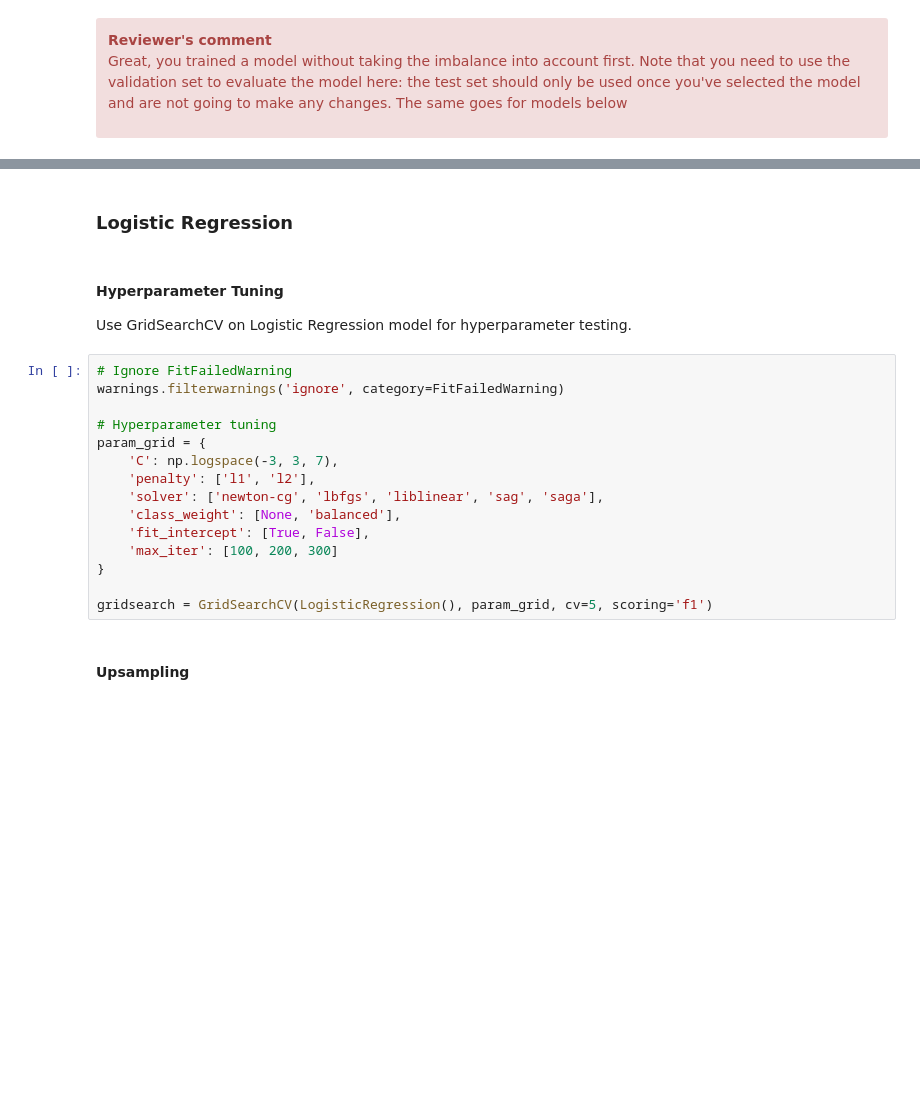
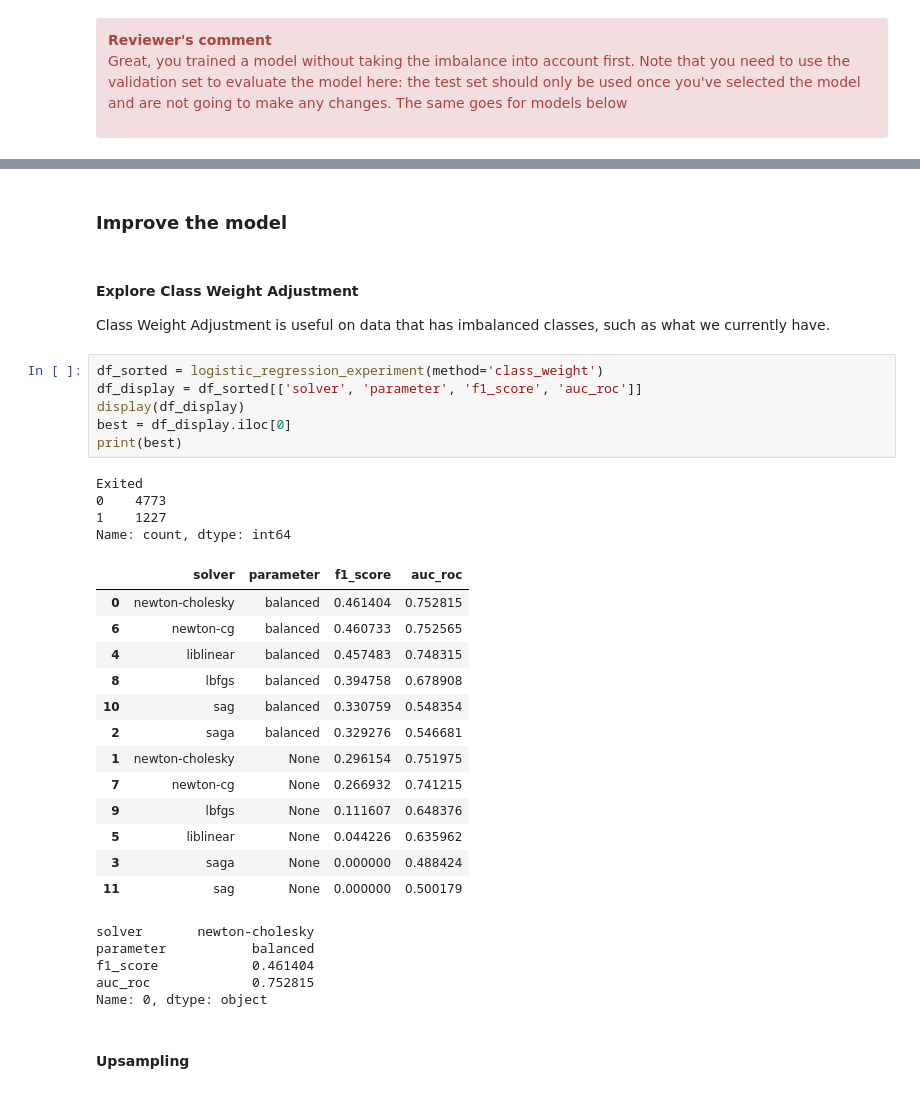
Before and after one commit to jestercruz/TripleTen-Projects, a Jupyter notebook: Sprint 8/notebook.ipynb, the cells around one changed output, grey strips where cells are left out. Cells and saved outputs as stored; diff of their text form; blank space fills up the shorter version.

```diff
--- a/Sprint 8/notebook.ipynb
+++ b/Sprint 8/notebook.ipynb
@@ -316,22 +409,37 @@ We will use upsampling and downsampling to improve our model.
-# %% [markdown]
-### Logistic Regression
-# %% [markdown]
-#### Hyperparameter Tuning
-Use GridSearchCV on Logistic Regression model for hyperparameter testing.
-# %%
-# Ignore FitFailedWarning
-warnings.filterwarnings('ignore', category=FitFailedWarning)
-
-# Hyperparameter tuning
-param_grid = {
-    'C': np.logspace(-3, 3, 7),
-    'penalty': ['l1', 'l2'],
-    'solver': ['newton-cg', 'lbfgs', 'liblinear', 'sag', 'saga'],
-    'class_weight': [None, 'balanced'],
-    'fit_intercept': [True, False],
-    'max_iter': [100, 200, 300]
-}
-
-gridsearch = GridSearchCV(LogisticRegression(), param_grid, cv=5, scoring='f1')
+# %% [markdown]
+### Improve the model
+# %% [markdown]
+#### Explore Class Weight Adjustment
+
+Class Weight Adjustment is useful on data that has imbalanced classes, such as what we currently have.
+# %%
+df_sorted = logistic_regression_experiment(method='class_weight')
+df_display = df_sorted[['solver', 'parameter', 'f1_score', 'auc_roc']]
+display(df_display)
+best = df_display.iloc[0]
+print(best)
+# %% [output]
+Exited
+0    4773
+1    1227
+Name: count, dtype: int64
+|  | solver | parameter | f1_score | auc_roc |
+| 0 | newton-cholesky | balanced | 0.461404 | 0.752815 |
+| 6 | newton-cg | balanced | 0.460733 | 0.752565 |
+| 4 | liblinear | balanced | 0.457483 | 0.748315 |
+| 8 | lbfgs | balanced | 0.394758 | 0.678908 |
+| 10 | sag | balanced | 0.330759 | 0.548354 |
+| 2 | saga | balanced | 0.329276 | 0.546681 |
+| 1 | newton-cholesky | None | 0.296154 | 0.751975 |
+| 7 | newton-cg | None | 0.266932 | 0.741215 |
+| 9 | lbfgs | None | 0.111607 | 0.648376 |
+| 5 | liblinear | None | 0.044226 | 0.635962 |
+| 3 | saga | None | 0.000000 | 0.488424 |
+| 11 | sag | None | 0.000000 | 0.500179 |
+solver       newton-cholesky
+parameter           balanced
+f1_score            0.461404
+auc_roc             0.752815
+Name: 0, dtype: object
 # %% [markdown]
 #### Upsampling
```
Also changed, not shown: parts of 54 cells of this notebook.
